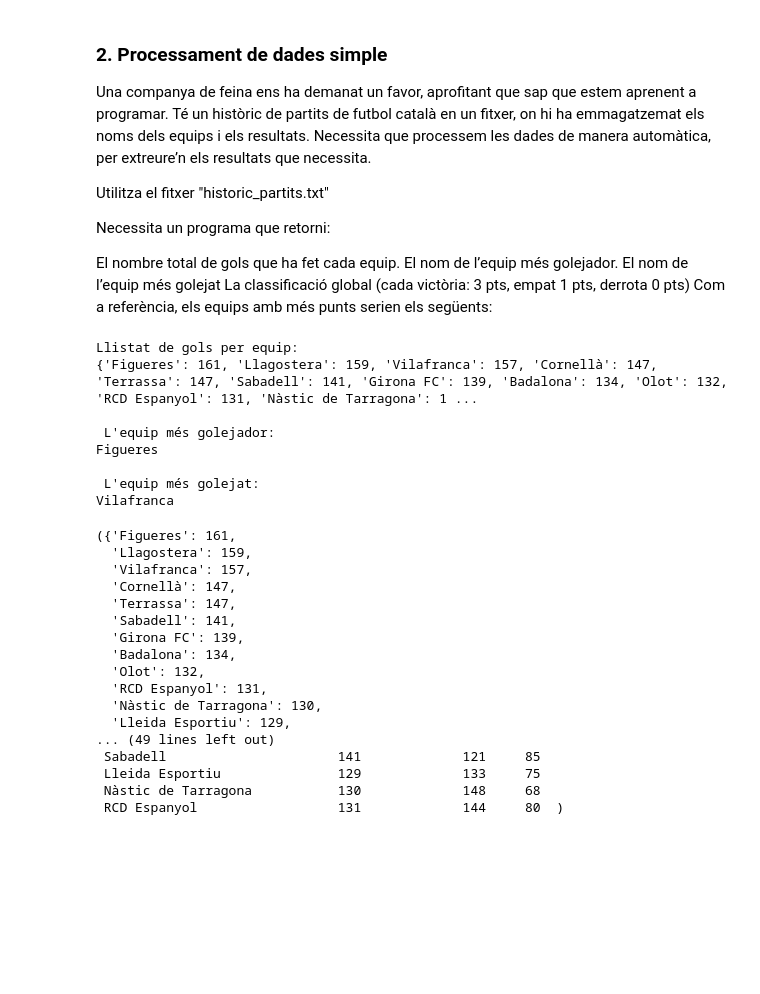
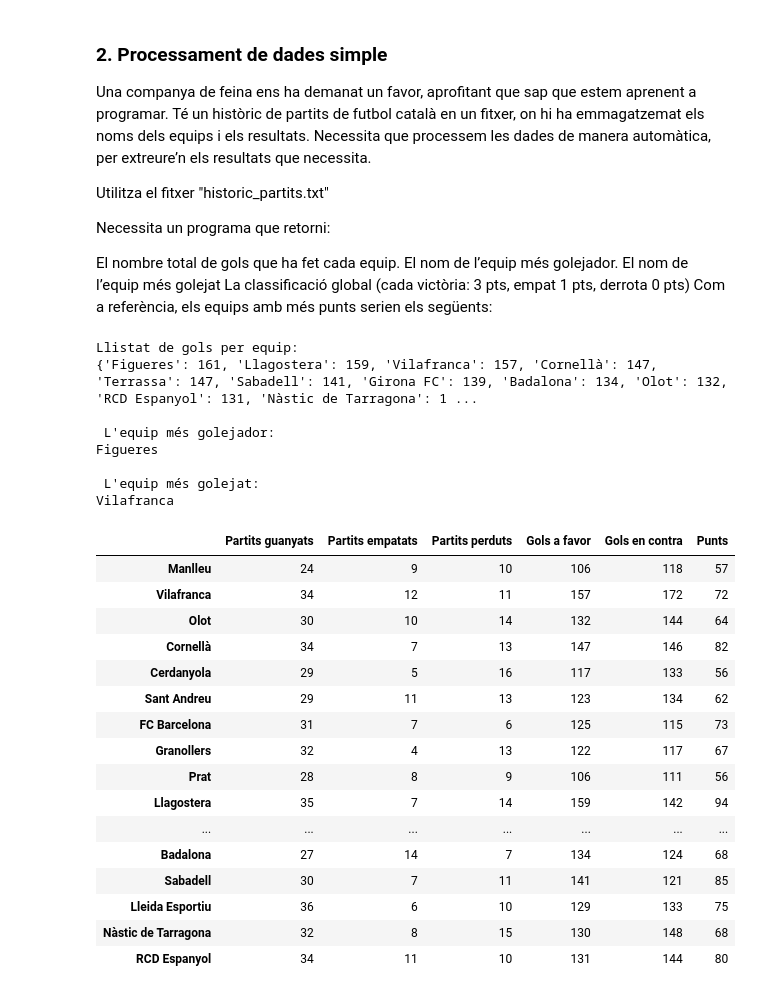
Before and after one commit to mpuigventos/Sprint_9, a Jupyter notebook: Sprint_9.ipynb, the cells around one changed output. Cells and saved outputs as stored; diff of their text form; code cells hidden in the pictures; blank space fills up the shorter version.

```diff
--- a/Sprint_9.ipynb
+++ b/Sprint_9.ipynb
@@ -463,7 +463,7 @@ def dades_futbol(ruta_fitxer):
     #crear DataFrame amb dades columnes necessaries i valors = 0
     classificacio = pd.DataFrame(index=llistatEquips, columns=["Partits guanyats", "Partits empatats","Partits perduts", "Gols a favor","Gols en contra", "Punts"])
     for columna in classificacio.columns:
-        classificacio[columna] = classificacio[columna].fillna(0)
+        classificacio[columna] = classificacio[columna].fillna(0).infer_objects(copy=False)
 
     #carregar dades Dataframe
     for partit in llista_partits:
@@ -483,48 +483,48 @@ def dades_futbol(ruta_fitxer):
             classificacio.at[partit[0], "Gols a favor"] = classificacio.at[partit[0], "Gols a favor"] + partit[1]
             classificacio.at[partit[0], "Gols en contra"] = classificacio.at[partit[0], "Gols en contra"] + partit[2]
             classificacio.at[partit[3], "Gols a favor"] = classificacio.at[partit[3], "Gols a favor"] + partit[2]
             classificacio.at[partit[3], "Gols en contra"] = classificacio.at[partit[3], "Gols en contra"] + partit[1]
         elif partit[1]==partit[2]:
             classificacio.at[partit[0], "Partits empatats"] = classificacio.at[partit[0], "Partits empatats"] + 1
             classificacio.at[partit[3], "Partits empatats"] = classificacio.at[partit[3], "Partits empatats"] + 1
             classificacio.at[partit[0], "Punts"] = classificacio.at[partit[0], "Punts"] + 1
             classificacio.at[partit[3], "Punts"] = classificacio.at[partit[3], "Punts"] + 1
             classificacio.at[partit[0], "Gols a favor"] = classificacio.at[partit[0], "Gols a favor"] + partit[1]
             classificacio.at[partit[0], "Gols en contra"] = classificacio.at[partit[0], "Gols en contra"] + partit[2]
             classificacio.at[partit[3], "Gols a favor"] = classificacio.at[partit[3], "Gols a favor"] + partit[2]
             classificacio.at[partit[3], "Gols en contra"] = classificacio.at[partit[3], "Gols en contra"] + partit[1]
 
     gols_equip = classificacio.set_index(classificacio.index)['Gols a favor'].sort_values(ascending=False).to_dict()
     equip_golejador= classificacio['Gols a favor'].idxmax()
     equip_golejat = classificacio['Gols en contra'].idxmax()
     print(f"Llistat de gols per equip: \n{gols_equip} \n\n L'equip més golejador: \n{equip_golejador} \n\n L'equip més golejat: \n{equip_golejat}")
-    return gols_equip, equip_golejador, equip_golejat, classificacio
+    return classificacio
 fitxer = "historic partits.txt"
 ruta= os.path.abspath(fitxer)
 dades_futbol(ruta)
 # %% [output]
 Llistat de gols per equip:
 {'Figueres': 161, 'Llagostera': 159, 'Vilafranca': 157, 'Cornellà': 147, 'Terrassa': 147, 'Sabadell': 141, 'Girona FC': 139, 'Badalona': 134, 'Olot': 132, 'RCD Espanyol': 131, 'Nàstic de Tarragona': 1 ...
 
  L'equip més golejador:
 Figueres
 
  L'equip més golejat:
 Vilafranca
-({'Figueres': 161,
-  'Llagostera': 159,
-  'Vilafranca': 157,
-  'Cornellà': 147,
-  'Terrassa': 147,
-  'Sabadell': 141,
-  'Girona FC': 139,
-  'Badalona': 134,
-  'Olot': 132,
-  'RCD Espanyol': 131,
-  'Nàstic de Tarragona': 130,
-  'Lleida Esportiu': 129,
-... (49 lines left out)
- Sabadell                      141             121     85
- Lleida Esportiu               129             133     75
- Nàstic de Tarragona           130             148     68
- RCD Espanyol                  131             144     80  )
+|  | Partits guanyats | Partits empatats | Partits perduts | Gols a favor | Gols en contra | Punts |
+| Manlleu | 24 | 9 | 10 | 106 | 118 | 57 |
+| Vilafranca | 34 | 12 | 11 | 157 | 172 | 72 |
+| Olot | 30 | 10 | 14 | 132 | 144 | 64 |
+| Cornellà | 34 | 7 | 13 | 147 | 146 | 82 |
+| Cerdanyola | 29 | 5 | 16 | 117 | 133 | 56 |
+| Sant Andreu | 29 | 11 | 13 | 123 | 134 | 62 |
+| FC Barcelona | 31 | 7 | 6 | 125 | 115 | 73 |
+| Granollers | 32 | 4 | 13 | 122 | 117 | 67 |
+| Prat | 28 | 8 | 9 | 106 | 111 | 56 |
+| Llagostera | 35 | 7 | 14 | 159 | 142 | 94 |
+| ... | ... | ... | ... | ... | ... | ... |
+| Badalona | 27 | 14 | 7 | 134 | 124 | 68 |
+| Sabadell | 30 | 7 | 11 | 141 | 121 | 85 |
+| Lleida Esportiu | 36 | 6 | 10 | 129 | 133 | 75 |
+| Nàstic de Tarragona | 32 | 8 | 15 | 130 | 148 | 68 |
+| RCD Espanyol | 34 | 11 | 10 | 131 | 144 | 80 |
```
